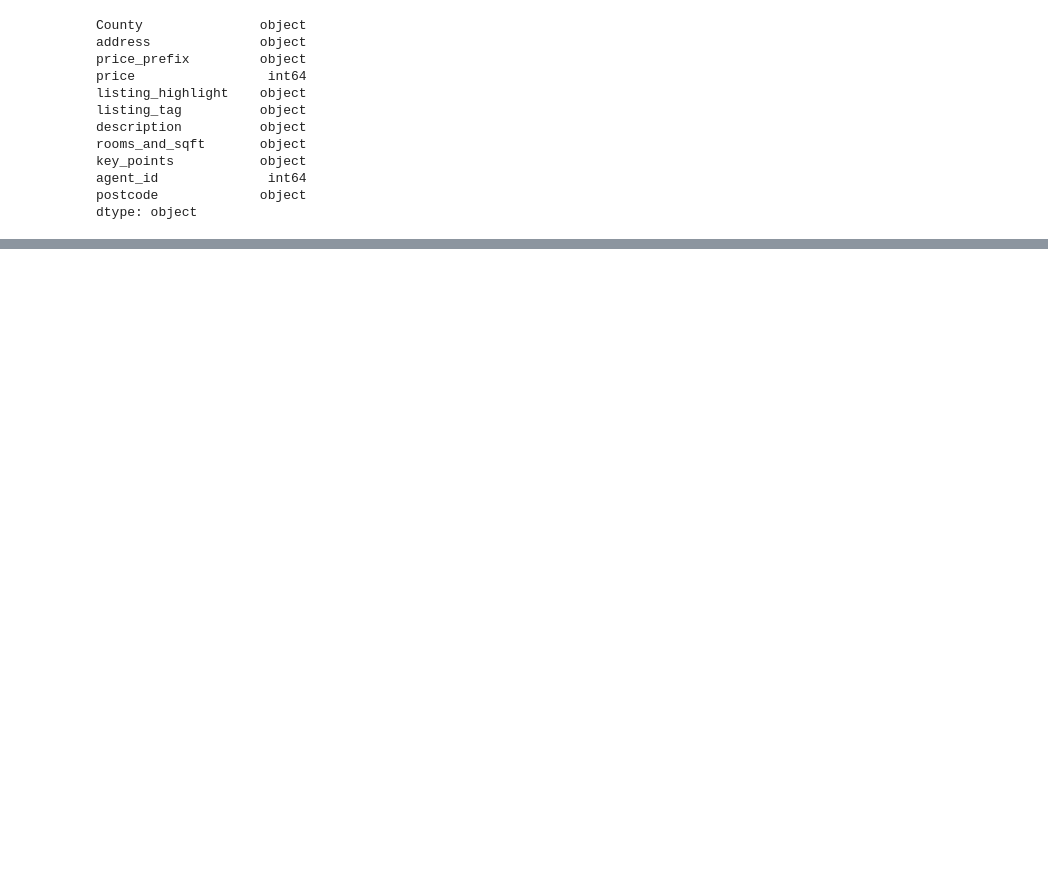
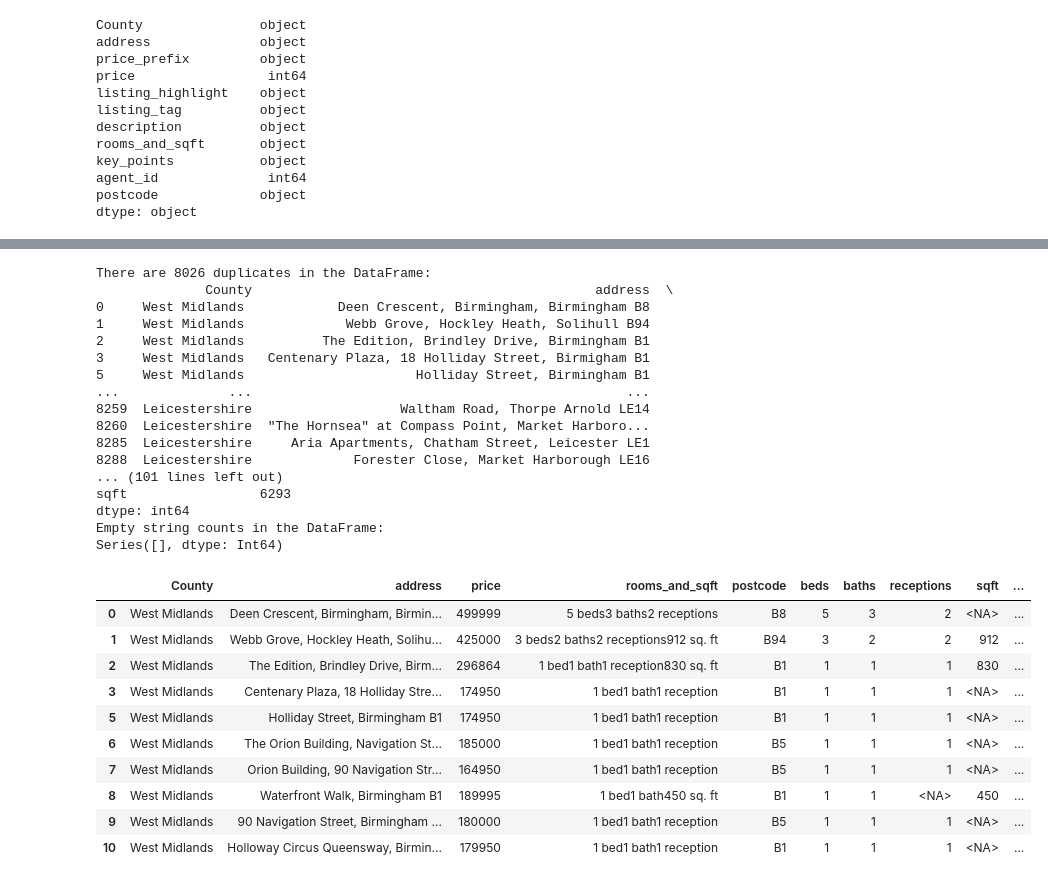
Before and after one commit to maleeper/how-to-use-jupyter-notebooks, a Jupyter notebook: jupyter_notebook/houses_for_sale.ipynb, the cells around one changed output, grey strips where cells are left out. Saved outputs shown, nothing was run; the diff lists cells and outputs as text; code cells hidden in the pictures; blank space fills up the shorter version.

```diff
--- a/jupyter_notebook/houses_for_sale.ipynb
+++ b/jupyter_notebook/houses_for_sale.ipynb
@@ -455,0 +453,63 @@ df.to_csv('houses_for_sale_cleaned.csv', index=False)
+# %%
+# duplicates?
+duplicates = df.duplicated(subset=['County', 'address', 'price', 'description', 'agent_id'], keep=False)
+if duplicates.any():
+    print(f"There are {duplicates.count()} duplicates in the DataFrame:")
+    print(df[duplicates])
+else:
+    print("No duplicates found in the DataFrame.")
+# drop duplicates
+df = df.drop_duplicates(subset=['County', 'address', 'price', 'description', 'agent_id'])
+# check for NaN values in the DataFrame
+nan_counts = df.isna().sum()
+print("NaN counts in the DataFrame:")
+print(nan_counts[nan_counts > 0])
+# Decide what to do with NaN values
+# For this example, we will drop rows with NaN values in 'price', 'County', 'address', 'description', and 'agent_id'
+df = df.dropna(subset=['price', 'County', 'address', 'description', 'agent_id'])
+# check for NaN values in the DataFrame again
+nan_counts = df.isna().sum()
+print("NaN counts in the DataFrame after dropping rows:")
+print(nan_counts[nan_counts > 0])
+# check for empty strings in the DataFrame
+empty_counts = (df == '').sum()
+print("Empty string counts in the DataFrame:")
+print(empty_counts[empty_counts > 0])
+# Decide what to do with empty strings
+
+# write the cleaned DataFrame to a new CSV file
+df.to_csv('houses_for_sale_cleaned.csv', index=False)
+
+#make a copy of df without the 'key_points' column and call it df_display_copy
+df_display_copy = df.drop(columns=['key_points', 'price_prefix', 'description', 'agent_id', 'listing_highlight', 'listing_tag'])
+# preview the first 10 rows of df_display_copy
+df_display_copy.head(10)
+# %% [output]
+There are 8026 duplicates in the DataFrame:
+              County                                            address  \
+0     West Midlands            Deen Crescent, Birmingham, Birmingham B8
+1     West Midlands             Webb Grove, Hockley Heath, Solihull B94
+2     West Midlands          The Edition, Brindley Drive, Birmingham B1
+3     West Midlands   Centenary Plaza, 18 Holliday Street, Birmigham B1
+5     West Midlands                      Holliday Street, Birmingham B1
+...              ...                                                ...
+8259  Leicestershire                   Waltham Road, Thorpe Arnold LE14
+8260  Leicestershire  "The Hornsea" at Compass Point, Market Harboro...
+8285  Leicestershire     Aria Apartments, Chatham Street, Leicester LE1
+8288  Leicestershire             Forester Close, Market Harborough LE16
+... (101 lines left out)
+sqft                 6293
+dtype: int64
+Empty string counts in the DataFrame:
+Series([], dtype: Int64)
+|  | County | address | price | rooms_and_sqft | postcode | beds | baths | receptions | sqft | ... |
+| 0 | West Midlands | Deen Crescent, Birmingham, Birmin... | 499999 | 5 beds3 baths2 receptions | B8 | 5 | 3 | 2 | <NA> | ... |
+| 1 | West Midlands | Webb Grove, Hockley Heath, Solihu... | 425000 | 3 beds2 baths2 receptions912 sq. ft | B94 | 3 | 2 | 2 | 912 | ... |
+| 2 | West Midlands | The Edition, Brindley Drive, Birm... | 296864 | 1 bed1 bath1 reception830 sq. ft | B1 | 1 | 1 | 1 | 830 | ... |
+| 3 | West Midlands | Centenary Plaza, 18 Holliday Stre... | 174950 | 1 bed1 bath1 reception | B1 | 1 | 1 | 1 | <NA> | ... |
+| 5 | West Midlands | Holliday Street, Birmingham B1 | 174950 | 1 bed1 bath1 reception | B1 | 1 | 1 | 1 | <NA> | ... |
+| 6 | West Midlands | The Orion Building, Navigation St... | 185000 | 1 bed1 bath1 reception | B5 | 1 | 1 | 1 | <NA> | ... |
+| 7 | West Midlands | Orion Building, 90 Navigation Str... | 164950 | 1 bed1 bath1 reception | B5 | 1 | 1 | 1 | <NA> | ... |
+| 8 | West Midlands | Waterfront Walk, Birmingham B1 | 189995 | 1 bed1 bath450 sq. ft | B1 | 1 | 1 | <NA> | 450 | ... |
+| 9 | West Midlands | 90 Navigation Street, Birmingham ... | 180000 | 1 bed1 bath1 reception | B5 | 1 | 1 | 1 | <NA> | ... |
+| 10 | West Midlands | Holloway Circus Queensway, Birmin... | 179950 | 1 bed1 bath1 reception | B1 | 1 | 1 | 1 | <NA> | ... |
```
Also changed, not shown: parts of 13 cells of this notebook, 1 other file.
